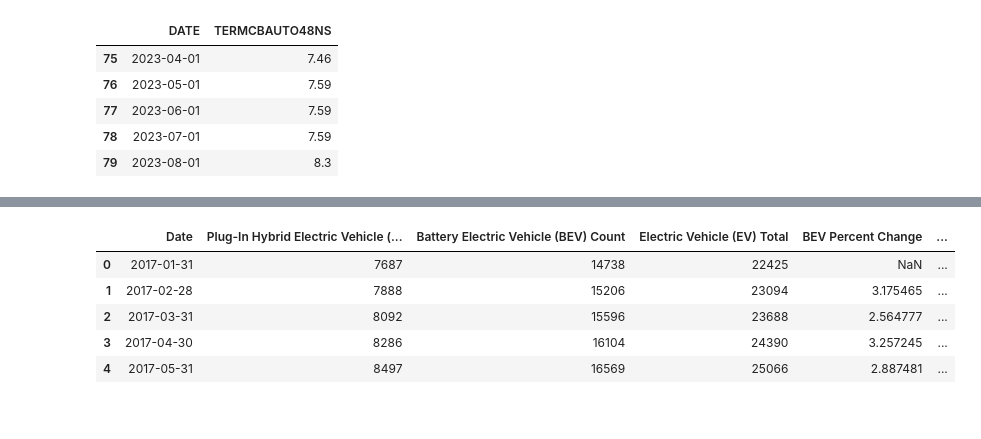
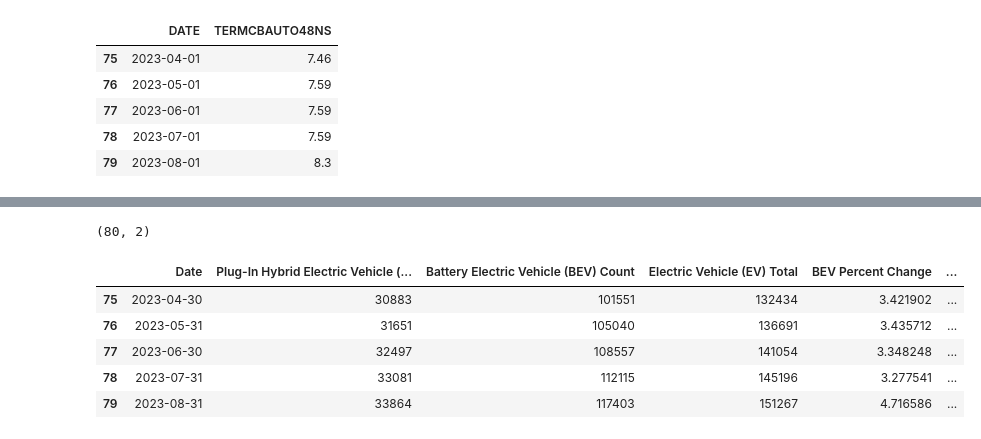
Before and after one commit to bamarasingam/BEV-growth-washington, a Jupyter notebook: washington_ev_pop_history.ipynb, the cells around one changed output, grey strips where cells are left out. Cells and saved outputs as stored; diff of their text form; code cells hidden in the pictures.

```diff
--- a/washington_ev_pop_history.ipynb
+++ b/washington_ev_pop_history.ipynb
@@ -150,7 +150,7 @@ df.head()
 # %%
 #Reading in 48 month car loans data
 #https://fred.stlouisfed.org/series/TERMCBAUTO48NS
-month_loans_48 = pd.read_csv('datasets/48_month_loans.csv')
+month_loans_48 = pd.read_csv('datasets/economic_data/48_month_loans.csv')
 month_loans_48.head()
 # %% [output]
 |  | DATE | TERMCBAUTO48NS |
@@ -180,7 +180,7 @@ month_loans_48.head()
 # %%
 #Reading in 60 month car loans data
 #https://fred.stlouisfed.org/series/RIFLPBCIANM60NM
-month_loans_60 = pd.read_csv('datasets/60_month_loans.csv')
+month_loans_60 = pd.read_csv('datasets/economic_data/60_month_loans.csv')
 month_loans_60.tail()
 # %% [output]
 |  | DATE | RIFLPBCIANM60NM |
@@ -244,7 +244,7 @@ df['60_month_loan'] = month_loans_60['RIFLPBCIANM60NM']
 # %%
 #Reading in S&P500 data as another economic indicator
 #https://www.multpl.com/s-p-500-historical-prices/table/by-month
-snp = pd.read_csv('datasets/s&p500.csv')
-snp.tail()
+snp = pd.read_csv('datasets/economic_data/s&p500.csv')
+snp.head()
 # %% [output]
 |  | Date | Price |
@@ -267,0 +273,5 @@ snp.shape
+# %%
+#Need to flip snp so most recent data is at the bottom
+snp = snp.iloc[::-1]
+
+snp.head()
@@ -268,11 +285,15 @@ snp.shape
+# %%
+snp.shape
+# %% [output]
+(80, 2)
 # %%
 #Adding S&P500 data to df
 df['s&p'] = snp['Price']
-df.head()
+df.tail()
 # %% [output]
 |  | Date | Plug-In Hybrid Electric Vehicle (... | Battery Electric Vehicle (BEV) Count | Electric Vehicle (EV) Total | BEV Percent Change | ... |
-| 0 | 2017-01-31 | 7687 | 14738 | 22425 | NaN | ... |
-| 1 | 2017-02-28 | 7888 | 15206 | 23094 | 3.175465 | ... |
-| 2 | 2017-03-31 | 8092 | 15596 | 23688 | 2.564777 | ... |
-| 3 | 2017-04-30 | 8286 | 16104 | 24390 | 3.257245 | ... |
-| 4 | 2017-05-31 | 8497 | 16569 | 25066 | 2.887481 | ... |
+| 75 | 2023-04-30 | 30883 | 101551 | 132434 | 3.421902 | ... |
+| 76 | 2023-05-31 | 31651 | 105040 | 136691 | 3.435712 | ... |
+| 77 | 2023-06-30 | 32497 | 108557 | 141054 | 3.348248 | ... |
+| 78 | 2023-07-31 | 33081 | 112115 | 145196 | 3.277541 | ... |
+| 79 | 2023-08-31 | 33864 | 117403 | 151267 | 4.716586 | ... |
```
Also changed, not shown: parts of 16 cells of this notebook.
